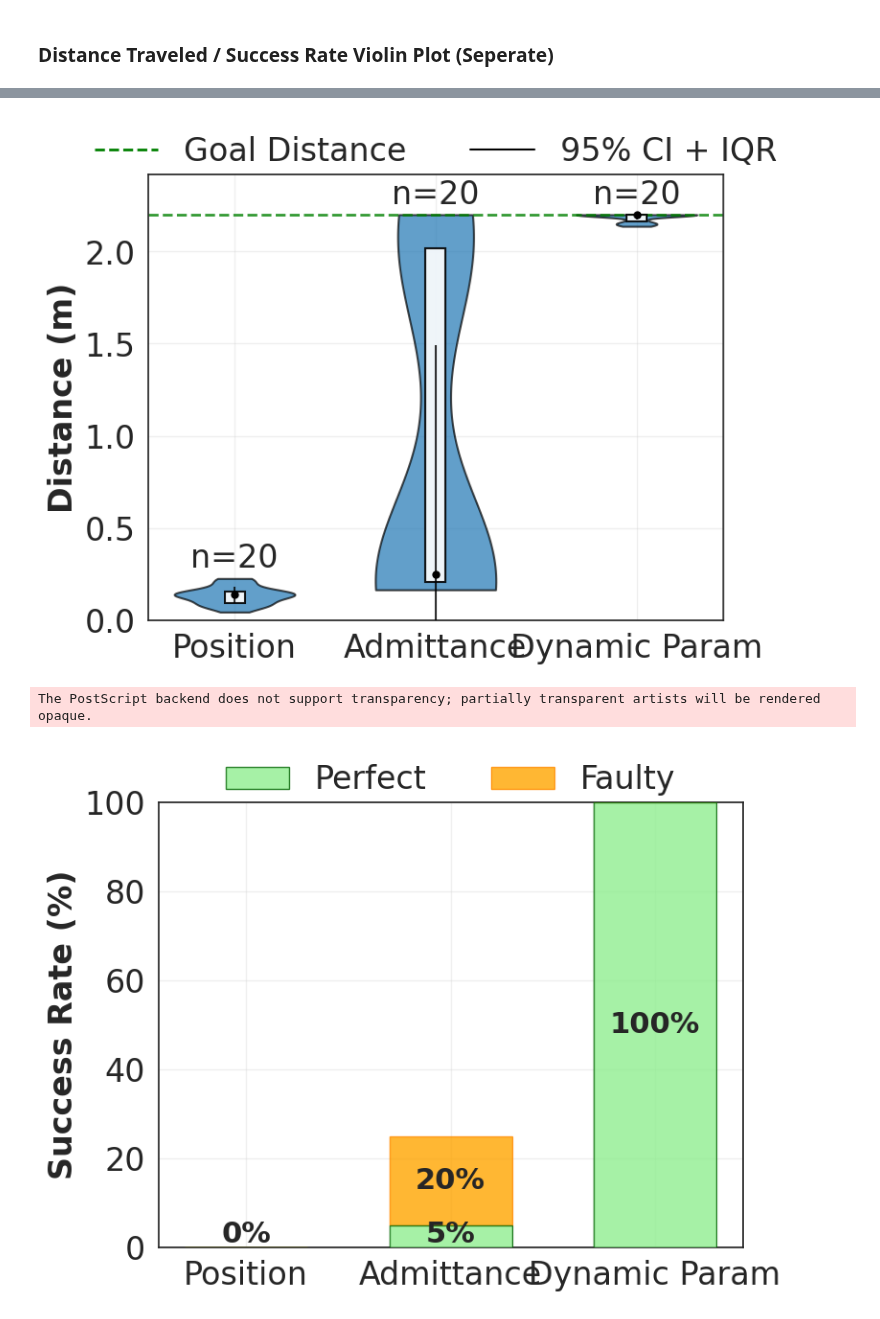
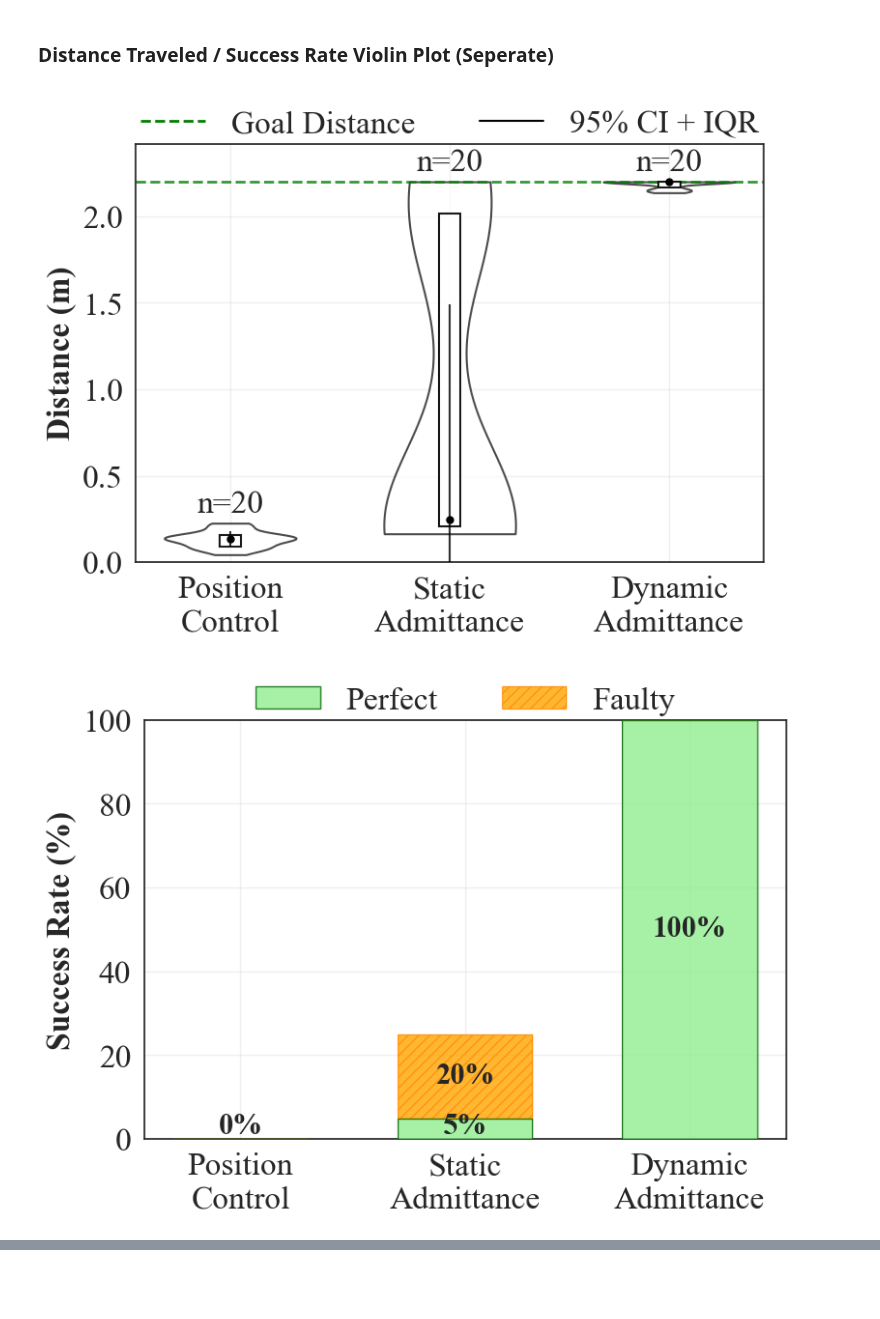
Before and after one commit to BCLab-UNM/MARIAM, a Jupyter notebook: analysis/vicon_experiments/distance_box_plot_generator.ipynb, the cells around one changed output, grey strips where cells are left out. Cells and saved outputs as stored; diff of their text form; code cells hidden in the pictures; blank space fills up the shorter version.

```diff
--- a/analysis/vicon_experiments/distance_box_plot_generator.ipynb
+++ b/analysis/vicon_experiments/distance_box_plot_generator.ipynb
@@ -945,6 +950,14 @@ def create_separate_plots(distance_results, success_rates, fig_size=(8, 6), font
     controller_types = list(distance_df['experiment_type'].unique())
     max_distance = distance_df['distance_traveled'].max()
 
+    # Map to custom multiline labels
+    display_labels = {
+        "Position": "Position\nControl",
+        "Admittance": "Static\nAdmittance",
+        "Dynamic Param": "Dynamic\nAdmittance"
+    }
+    xtick_labels = [display_labels.get(ct, ct) for ct in controller_types]
+
     # Set style
     sns.set_theme(style='white', font="Times New Roman")
 
@@ -970,7 +983,7 @@ def create_separate_plots(distance_results, success_rates, fig_size=(8, 6), font
 
     # Style violin bodies
     for pc in parts['bodies']:
-        pc.set_facecolor('#1f77b4')
+        pc.set_facecolor("#ffffff")
         pc.set_edgecolor('black')
         pc.set_alpha(0.7)
         pc.set_linewidth(1.5)
@@ -1015,7 +1028,7 @@ def create_separate_plots(distance_results, success_rates, fig_size=(8, 6), font
     ax1.tick_params(axis='both', labelsize=fontsize)
     ax1.grid(True, alpha=0.3)
     ax1.set_xticks(range(len(controller_types)))
-    ax1.set_xticklabels(controller_types)
+    ax1.set_xticklabels(xtick_labels)
     ax1.set_ylim(0, max_distance * 1.1)
 
     # Add legend for violin plot
@@ -1035,7 +1048,7 @@ def create_separate_plots(distance_results, success_rates, fig_size=(8, 6), font
 
     # Save violin plot
     plt.savefig(f"./figures/{dataset_name}/distance_violin_plot.png", dpi=300, bbox_inches='tight')
-    plt.savefig(f"./figures/{dataset_name}/distance_violin_plot.eps", bbox_inches='tight')
+    plt.savefig(f"./figures/{dataset_name}/distance_violin_plot.svg", bbox_inches='tight')
     plt.show()
 
     # ============ SUCCESS RATE PLOT FIGURE ============
@@ -1068,7 +1081,7 @@ def create_separate_plots(distance_results, success_rates, fig_size=(8, 6), font
                    label='Perfect', color='lightgreen', edgecolor='darkgreen',
                    linewidth=1, alpha=0.8, zorder=5)
     bars2 = ax2.bar(x_positions, faulty_rates, bar_width,
-                   bottom=perfect_rates, label='Faulty', color='orange',
+                   bottom=perfect_rates, label='Faulty', color='orange', hatch='///',
                    edgecolor='darkorange', linewidth=1, alpha=0.8, zorder=4)
 
     # Add percentage labels on bars
@@ -1086,36 +1099,38 @@ def create_separate_plots(distance_results, success_rates, fig_size=(8, 6), font
     ax2.tick_params(axis='both', labelsize=fontsize)
     ax2.grid(True, alpha=0.3)
     ax2.set_xticks(range(len(controller_types)))
-    ax2.set_xticklabels(controller_types)
+    ax2.set_xticklabels(xtick_labels)
     ax2.set_ylim(0, 100)
 
     # Add legend for success rate plot
     ax2.legend(handles=[bars1, bars2],
                loc='upper center',
                bbox_to_anchor=(0.5, 1.15),
                ncol=2,
                fontsize=fontsize,
                frameon=False)
 
     plt.tight_layout()
 
     # Save success rate plot
     plt.savefig(f"./figures/{dataset_name}/success_rate_plot.png", dpi=300, bbox_inches='tight')
-    plt.savefig(f"./figures/{dataset_name}/success_rate_plot.eps", bbox_inches='tight')
+    plt.savefig(f"./figures/{dataset_name}/success_rate_plot.svg", bbox_inches='tight')
     plt.show()
 
     # ============ PRINT STATISTICS ============
     print("Distance statistics:")
     print(f"Goal distance: {max_distance:.2f}m")
     for controller_type in controller_types:
         subset = distance_df[distance_df['experiment_type'] == controller_type]
         print(f"{controller_type}: Mean={subset['distance_traveled'].mean():.2f}m, "
               f"Median={subset['distance_traveled'].median():.2f}m")
 
     print("\nSuccess rate statistics:")
     for i, controller_type in enumerate(controller_types):
         print(f"{controller_type}: Perfect={perfect_rates[i]:.1f}%, Faulty={faulty_rates[i]:.1f}%")
 
 # Call the function
 create_separate_plots(distance_results=distance_results, success_rates=success_rates, fig_size=(8, 6), fontsize=24)
 # %% [output]
+[figure, new version]
+[figure, new version]
@@ -1123,3 +1146,0 @@ The PostScript backend does not support transparency; partially transparent arti
-[figure, old version]
-The PostScript backend does not support transparency; partially transparent artists will be rendered opaque.
-[figure, old version]
```
Also changed, not shown: parts of 4 cells of this notebook, 13 other files.
